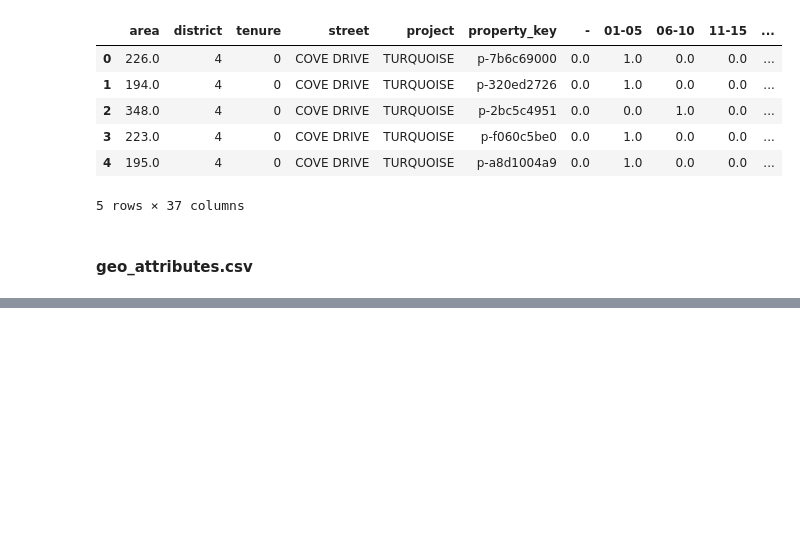
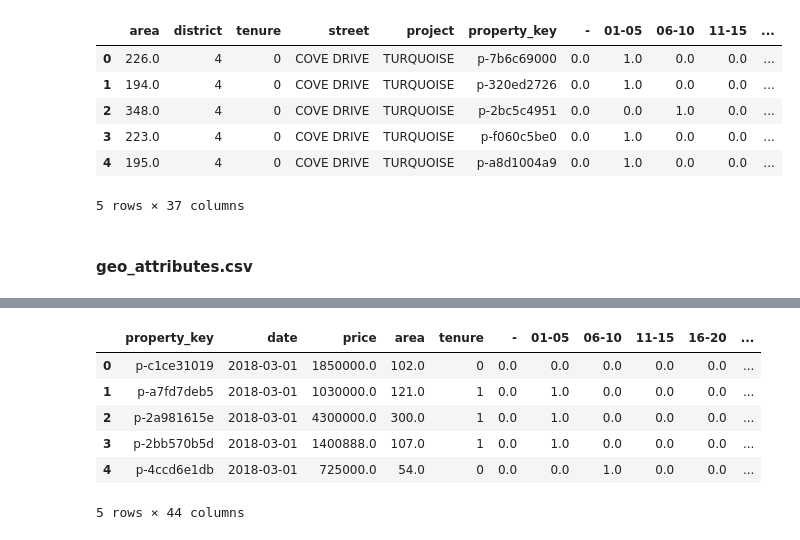
Before and after one commit to lyamlim97/singapore-rental-prediction, a Jupyter notebook: analysis.ipynb, the cells around one changed output, grey strips where cells are left out. Cells and saved outputs as stored; diff of their text form; code cells hidden in the pictures; blank space fills up the shorter version.

```diff
--- a/analysis.ipynb
+++ b/analysis.ipynb
@@ -343,0 +392,16 @@ df_geo_attributes.head()
+# %%
+df_train = df_train.rename(columns={"contractDate": "date"})
+df_train["date"] = pd.to_datetime(df_train["date"])
+# %%
+df_train = pd.merge(df_train, df_micro, on="property_key", how="left")
+df_train = pd.merge(df_train, df_macro, on="date", how="left")
+# %%
+df_train.head()
+# %% [output]
+|  | property_key | date | price | area | tenure | - | 01-05 | 06-10 | 11-15 | 16-20 | ... |
+| 0 | p-c1ce31019 | 2018-03-01 | 1850000.0 | 102.0 | 0 | 0.0 | 0.0 | 0.0 | 0.0 | 0.0 | ... |
+| 1 | p-a7fd7deb5 | 2018-03-01 | 1030000.0 | 121.0 | 1 | 0.0 | 1.0 | 0.0 | 0.0 | 0.0 | ... |
+| 2 | p-2a981615e | 2018-03-01 | 4300000.0 | 300.0 | 1 | 0.0 | 1.0 | 0.0 | 0.0 | 0.0 | ... |
+| 3 | p-2bb570b5d | 2018-03-01 | 1400888.0 | 107.0 | 1 | 0.0 | 1.0 | 0.0 | 0.0 | 0.0 | ... |
+| 4 | p-4ccd6e1db | 2018-03-01 | 725000.0 | 54.0 | 0 | 0.0 | 0.0 | 1.0 | 0.0 | 0.0 | ... |
+5 rows × 44 columns
```
Also changed, not shown: parts of 17 cells of this notebook.
